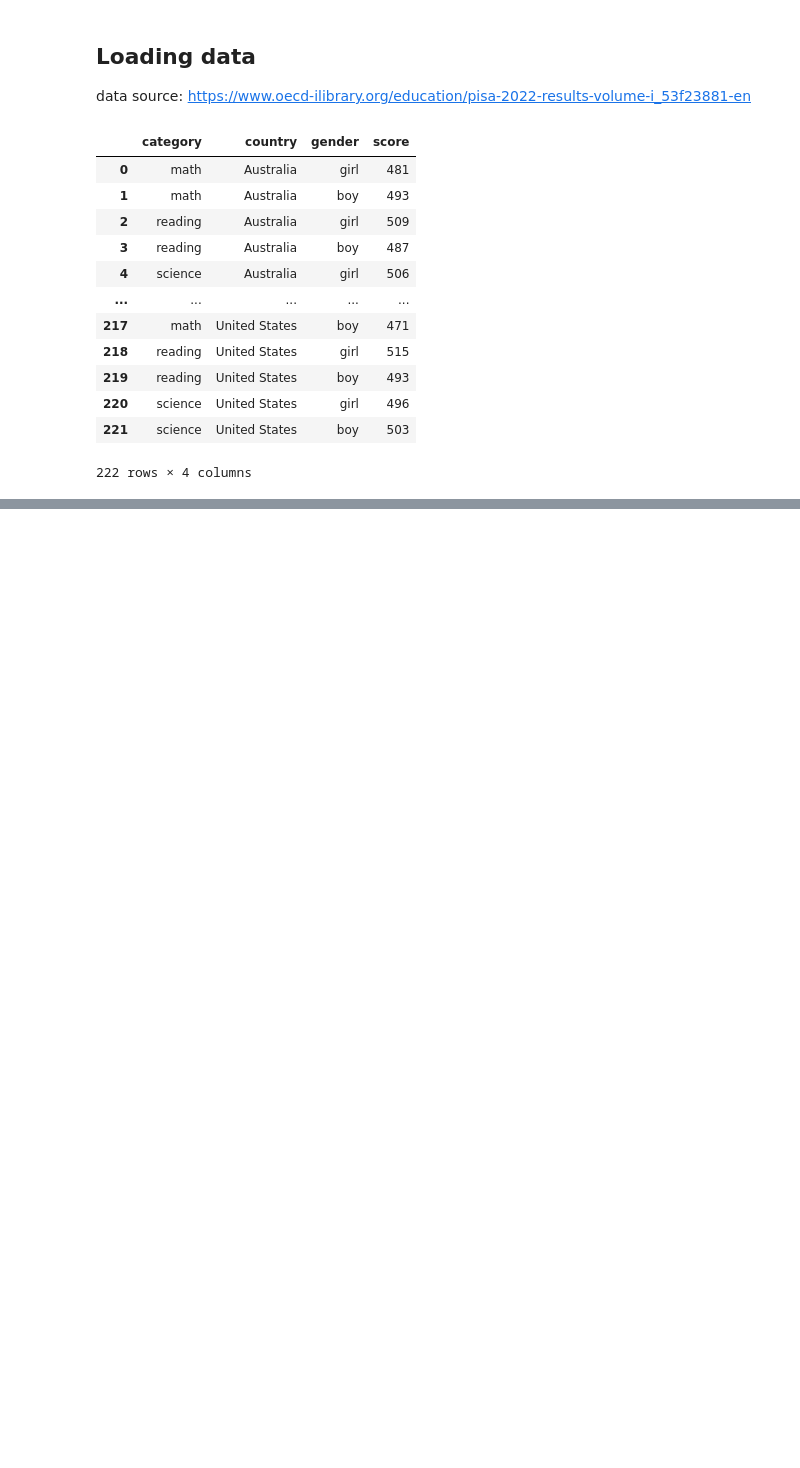
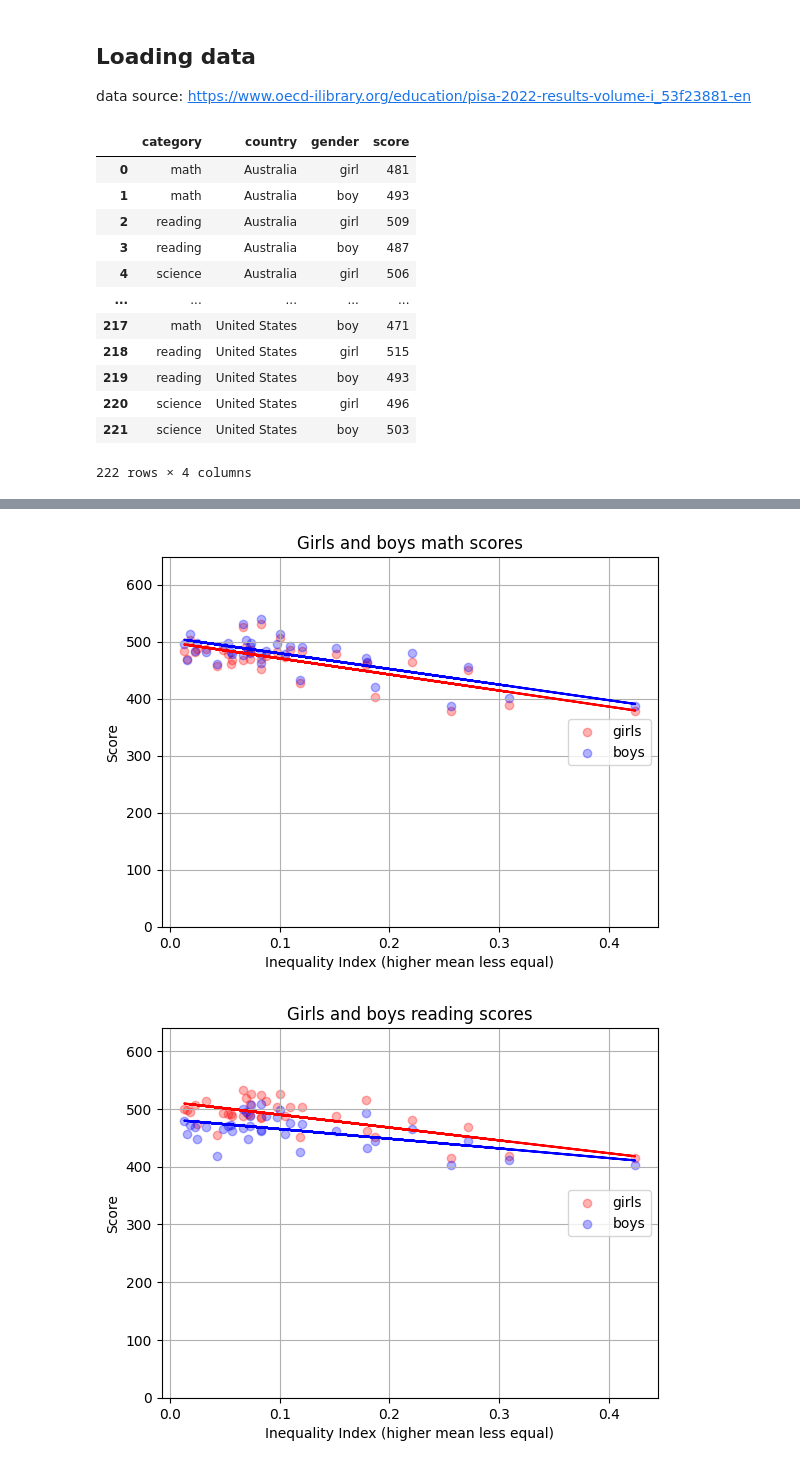
Before and after one commit to FrederikWR/pisa_2022_analysis, a Jupyter notebook: analysis.ipynb, the cells around one changed output, grey strips where cells are left out. Saved outputs shown, nothing was run; the diff lists cells and outputs as text; code cells hidden in the pictures; blank space fills up the shorter version.

Commit message:
Use gender equality data for some basic graphs

```diff
--- a/analysis.ipynb
+++ b/analysis.ipynb
@@ -29,3 +32,6 @@ df_score__raw
 | 220 | science | United States | girl | 496 |
 | 221 | science | United States | boy | 503 |
 222 rows × 4 columns
+# %%
+df_inequality__raw = pd.read_csv("data/gender_equality_data.csv")
+df_inequality__raw
@@ -91,0 +114,8 @@ science has 95%-conf performance delta: -15.44 to 15.84
+# %%
+df_inequality = df_inequality__raw.copy()
+df_inequality = df_inequality[["Country","Gender Inequality Index: Value"]]
+
+df_inequality.rename(columns={"Country": "country"}, inplace=True)
+df_inequality.rename(columns={"Gender Inequality Index: Value": "inequality_index"}, inplace=True)
+
+df_inequality
@@ -91,0 +141,43 @@ science has 95%-conf performance delta: -15.44 to 15.84
+# %%
+df_combined = df_score.copy().merge(
+        df_inequality.copy(), on=["country"], how="inner")
+
+for subject in ["math", "reading", "science"]:
+    # Make separate boys and girls tables
+    df_combined__subject = df_combined[df_combined["category"] == subject].copy()
+    df_combined__subject_girl =  df_combined__subject[df_combined__subject["is_girl"] == 1].copy()
+    df_combined__subject_boy =  df_combined__subject[df_combined__subject["is_girl"] == 0].copy()
+
+    # Rename columns for scores
+    df_combined__subject_girl.rename(columns={"score": "score_girl"}, inplace=True)
+    df_combined__subject_boy.rename(columns={"score": "score_boy"}, inplace=True)
+
+    # Merge the boys and girls tables
+    df_combined__subject_diff = df_combined__subject_girl.copy().merge(
+        df_combined__subject_boy.copy(), on=["country", "category", "inequality_index"], how="inner")
+
+    plt.figure()
+    plt.title(f"Girls and boys {subject} scores")
+    plt.scatter(x=df_combined__subject_diff["inequality_index"], y=df_combined__subject_diff["score_girl"],
+                color="red", label="girls", alpha=0.3)
+    plt.scatter(x=df_combined__subject_diff["inequality_index"], y=df_combined__subject_diff["score_boy"],
+                color="blue", label="boys", alpha=0.3)
+
+    for gender_score in ["score_girl", "score_boy"]:
+        x = np.array(df_combined__subject_diff["inequality_index"])
+        y = np.array(df_combined__subject_diff[gender_score])
+        A = np.vstack([x, np.ones(len(x))]).T
+        m, c = np.linalg.lstsq(A, y, rcond=None)[0]
+        colour =  'r' if gender_score == "score_girl" else 'b'
+        plt.plot(x, m*x + c, colour)
+
+
+    plt.ylim(0, max(df_combined__subject_diff["score_girl"].max(), df_combined__subject_diff["score_boy"].max()) * 1.2)
+    plt.legend(loc="right")
+    plt.xlabel("Inequality Index (higher mean less equal)")
+    plt.ylabel("Score")
+    plt.grid()
+    plt.show()
+# %% [output]
+[figure, added]
+[figure, added]
```
Also changed, not shown: parts of 10 cells of this notebook, 1 other file.
